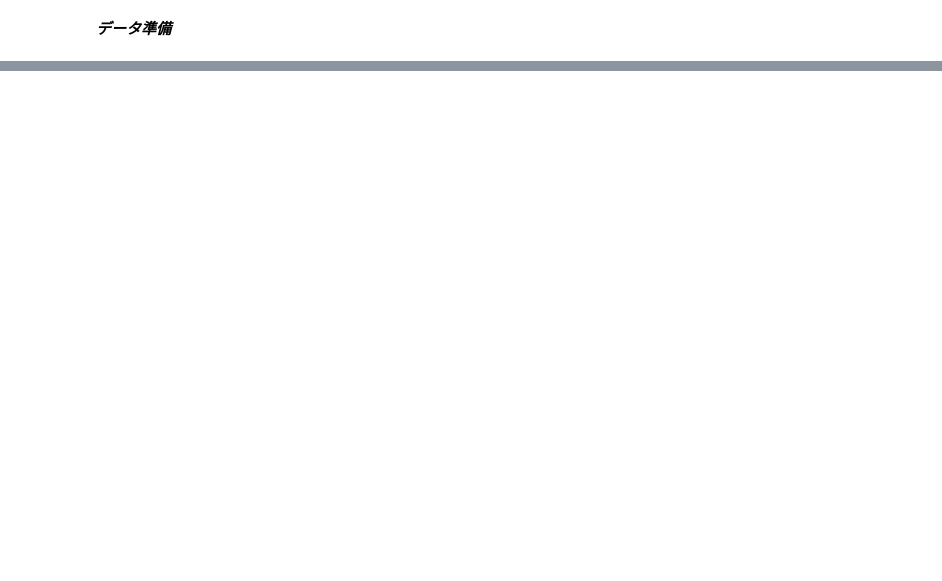
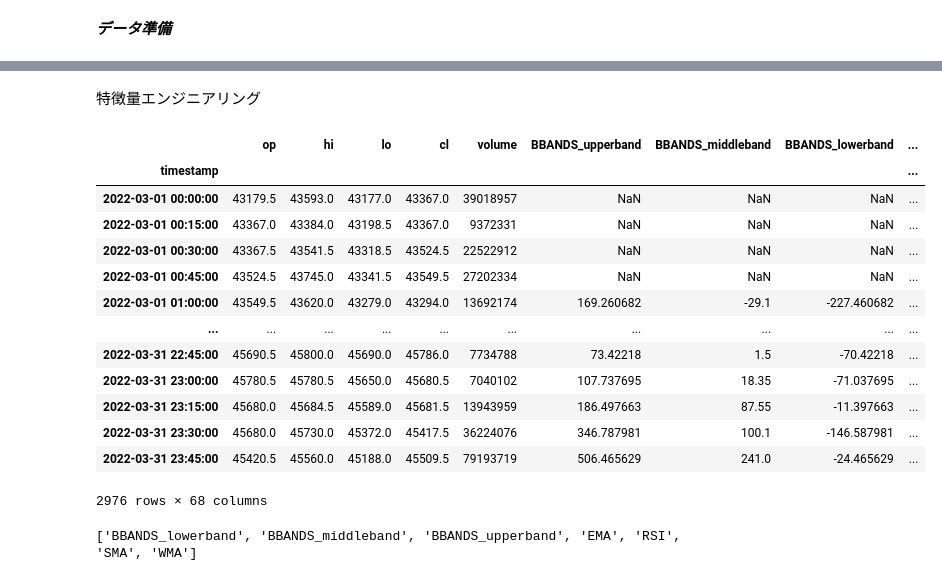
Before and after one commit to CosmoMax10/robin_mlbot_practice, a Jupyter notebook: data_backtesting_practice.ipynb, the cells around one changed output, grey strips where cells are left out. Saved outputs shown, nothing was run; the diff lists cells and outputs as text; code cells hidden in the pictures; blank space fills up the shorter version.

```diff
--- a/data_backtesting_practice.ipynb
+++ b/data_backtesting_practice.ipynb
@@ -55,0 +58,15 @@ FileNotFoundError: [Errno 2] No such file or directory: './bybit_BTCUSD_2022_2_3
+# %%
+#タイムバーの作成
+FREQ = "15min"
+time_bar = pd.DataFrame(columns=["op", "hi", "lo", "cl", "volume"])
+time_bar.index.name = "timestamp"
+
+ohlc = df["price"].resample(FREQ).ohlc()
+volume = df["size"].resample(FREQ).sum()
+ohlcv = pd.concat([ohlc, volume], axis=1)
+ohlcv.index.name = "timestamp"
+ohlcv.columns = ["op", "hi", "lo", "cl", "volume"]
+
+time_bar = pd.concat([time_bar, ohlcv], axis=0)
+
+time_bar.head()
@@ -55,0 +81,2 @@ FileNotFoundError: [Errno 2] No such file or directory: './bybit_BTCUSD_2022_2_3
+# %% [markdown]
+特徴量エンジニアリング
@@ -55,0 +159,35 @@ FileNotFoundError: [Errno 2] No such file or directory: './bybit_BTCUSD_2022_2_3
+# %%
+calc_features(time_bar)
+display(time_bar)
+time_bar.to_pickle('df_features.pkl')
+# %% [output]
+|  | op | hi | lo | cl | volume | BBANDS_upperband | BBANDS_middleband | BBANDS_lowerband | ... |
+| timestamp |  |  |  |  |  |  |  |  | ... |
+| 2022-03-01 00:00:00 | 43179.5 | 43593.0 | 43177.0 | 43367.0 | 39018957 | NaN | NaN | NaN | ... |
+| 2022-03-01 00:15:00 | 43367.0 | 43384.0 | 43198.5 | 43367.0 | 9372331 | NaN | NaN | NaN | ... |
+| 2022-03-01 00:30:00 | 43367.5 | 43541.5 | 43318.5 | 43524.5 | 22522912 | NaN | NaN | NaN | ... |
+| 2022-03-01 00:45:00 | 43524.5 | 43745.0 | 43341.5 | 43549.5 | 27202334 | NaN | NaN | NaN | ... |
+| 2022-03-01 01:00:00 | 43549.5 | 43620.0 | 43279.0 | 43294.0 | 13692174 | 169.260682 | -29.1 | -227.460682 | ... |
+| ... | ... | ... | ... | ... | ... | ... | ... | ... | ... |
+| 2022-03-31 22:45:00 | 45690.5 | 45800.0 | 45690.0 | 45786.0 | 7734788 | 73.42218 | 1.5 | -70.42218 | ... |
+| 2022-03-31 23:00:00 | 45780.5 | 45780.5 | 45650.0 | 45680.5 | 7040102 | 107.737695 | 18.35 | -71.037695 | ... |
+| 2022-03-31 23:15:00 | 45680.0 | 45684.5 | 45589.0 | 45681.5 | 13943959 | 186.497663 | 87.55 | -11.397663 | ... |
+| 2022-03-31 23:30:00 | 45680.0 | 45730.0 | 45372.0 | 45417.5 | 36224076 | 346.787981 | 100.1 | -146.587981 | ... |
+| 2022-03-31 23:45:00 | 45420.5 | 45560.0 | 45188.0 | 45509.5 | 79193719 | 506.465629 | 241.0 | -24.465629 | ... |
+2976 rows × 68 columns
+# %%
+#以下のコードでは学習に使う特徴量カラムを指定する。
+features =sorted([
+    'SMA',
+    'BBANDS_upperband',
+    'BBANDS_middleband',
+    'BBANDS_lowerband',
+    'WMA',
+    'EMA',
+    'RSI'
+
+])
+
+print(features)
+# %% [output]
+['BBANDS_lowerband', 'BBANDS_middleband', 'BBANDS_upperband', 'EMA', 'RSI', 'SMA', 'WMA']
```
Also changed, not shown: parts of 12 cells of this notebook.
